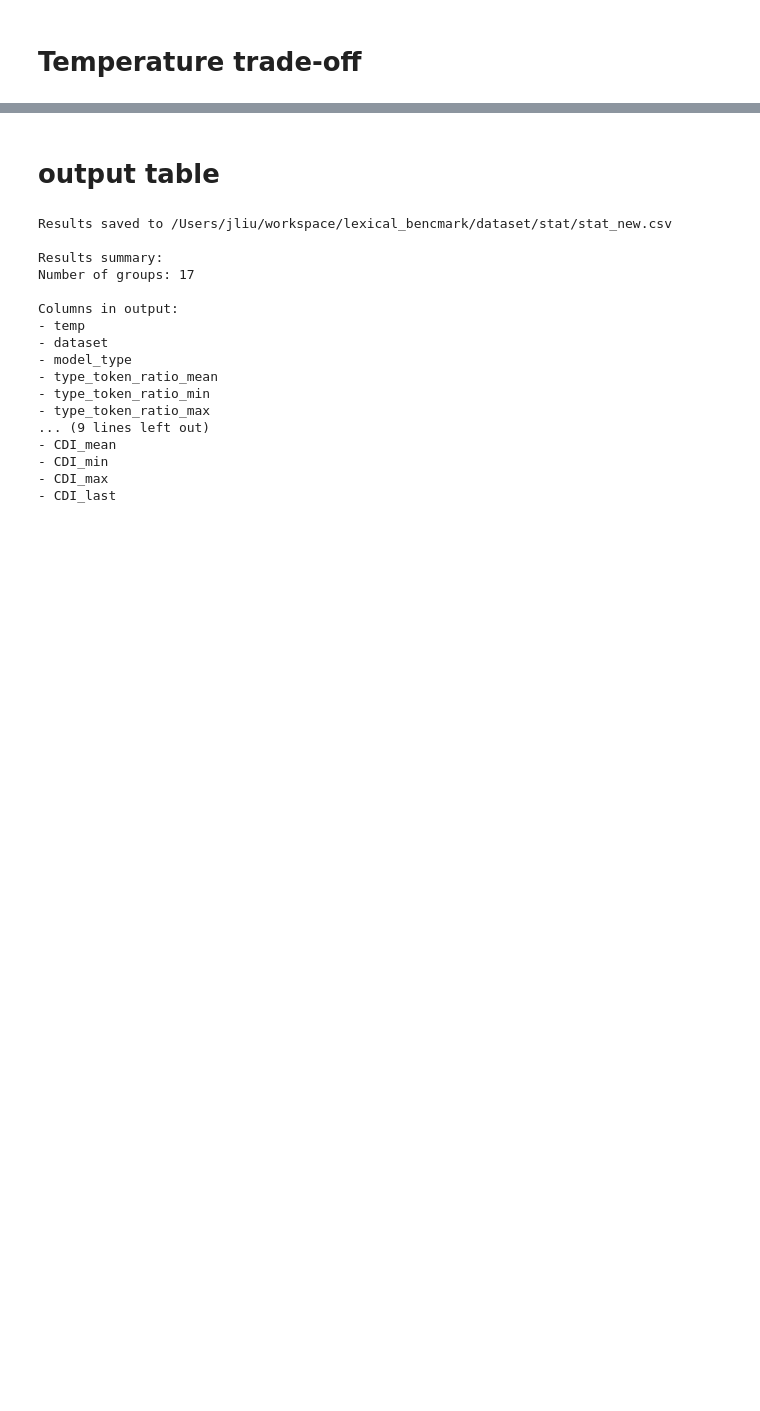
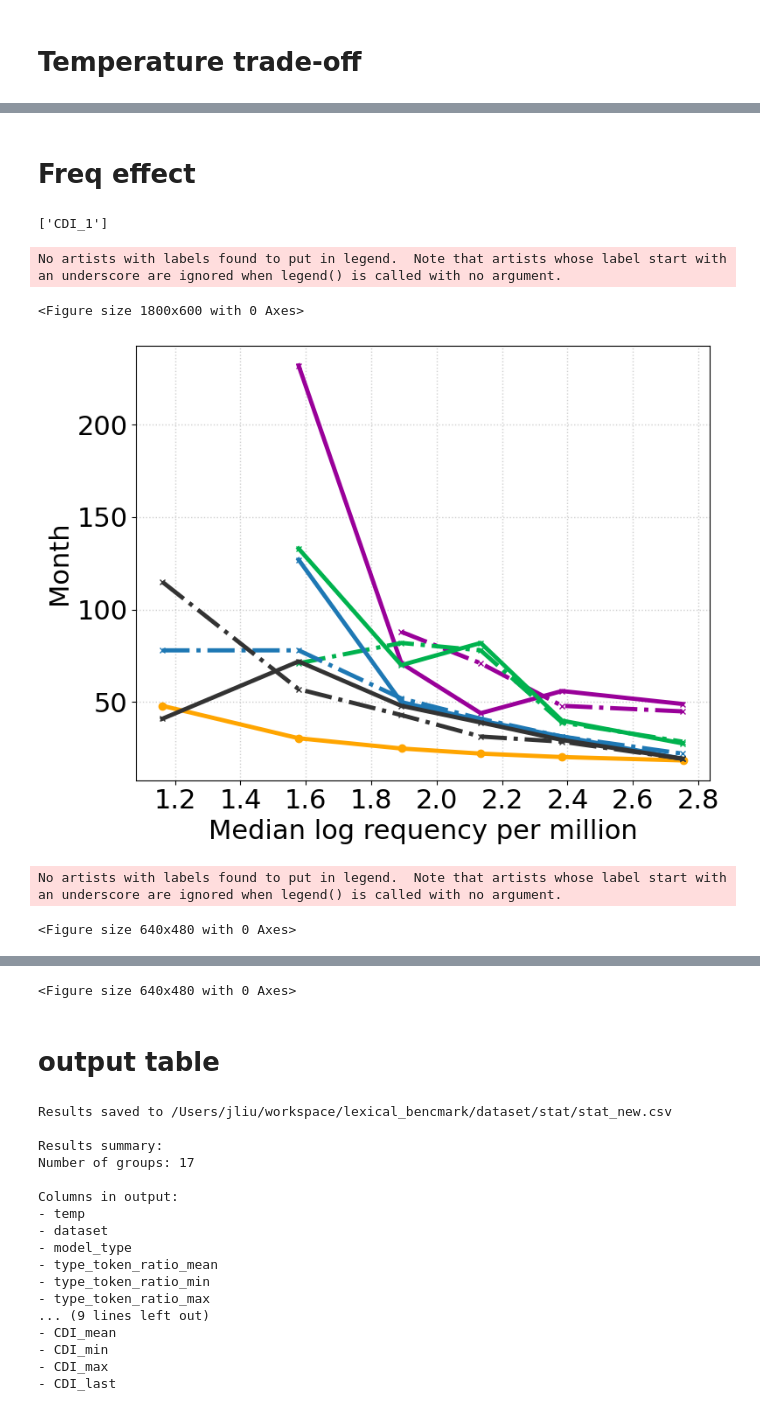
Before and after one commit to nhamilakis/Lexical-benchmark, a Jupyter notebook: notebooks/paper_fig.ipynb, the cells around one changed output, grey strips where cells are left out. Cells and saved outputs as stored; diff of their text form; code cells hidden in the pictures; blank space fills up the shorter version.

```diff
--- a/notebooks/paper_fig.ipynb
+++ b/notebooks/paper_fig.ipynb
@@ -1110,0 +855,2 @@ compare_sigmoid(raw_data_path)
+# %% [markdown]
+# Freq effect
@@ -1110,0 +979,19 @@ compare_sigmoid(raw_data_path)
+# %%
+col_header_lst[1].split()
+# %% [output]
+['CDI_1']
+# %%
+def process_dataframe(df: pd.DataFrame, zero_to_nan: bool = True) -> pd.DataFrame:
+    """Process dataframe by optionally converting 0.0 to NaN in freq column.
+
+    Args:
+        df: Input dataframe
+        zero_to_nan: If True, convert 0.0 to NaN in freq column
+
+    Returns:
+        Processed dataframe
+    """
+    processed_df = df.copy()
+    if zero_to_nan:
+        processed_df.loc[processed_df["month"] == 0.0, "month"] = np.nan
+    return processed_df
@@ -1110,0 +1134,39 @@ compare_sigmoid(raw_data_path)
+# %%
+# loop over different set
+col_header_lst = ["CDI_0", "CDI_1", "CDI_2", "CDI_3", "CDI_4", "CDI_5"]
+# load and store the results in a dictionary
+group_lst = ["dataset", "model_type", "temp", "chunk"]
+x_data = score_df["month"].to_list()
+x_data = np.array(x_data)
+target_y = 0.8
+file_root = Path(f"{data_root}/matched/EN/1")
+input_path = file_root / f"metric_1000_4_3500.csv"
+
+# select chunks from the current results
+data = pd.read_csv(input_path)
+data_stat = load_freq(col_header_lst,file_root)
+
+sel_data = sel_chunk(data)
+data_grouped = sel_data.groupby(group_lst)
+para_frame = pd.DataFrame()
+for group, data_group in data_grouped:
+    for col_header in col_header_lst:
+        para = fit_sigmoid(data_group, col_header, target_y, plot_fig=False)
+        # append the index to the columns
+        n = 0
+        while n < len(group):
+            para[group_lst[n]] = group[n]
+            n += 1
+        para["freq"] = data_stat[col_header.split("_")[1]][group[0]]
+        para_frame = pd.concat([para_frame, para])
+    # plt.title(str(group))
+    # plt.show()
+# save the fitted stat
+para_frame.to_csv(file_root / f"sigmoid_para.csv")
+plot_model_comparisons(para_frame, group_lst=["dataset"], human_dataset="CHILDES",out_path=fig_path/"paper/freq")
+# %% [output]
+No artists with labels found to put in legend.  Note that artists whose label start with an underscore are ignored when legend() is called with no argument.
+<Figure size 1800x600 with 0 Axes>
+[figure, added]
+No artists with labels found to put in legend.  Note that artists whose label start with an underscore are ignored when legend() is called with no argument.
+<Figure size 640x480 with 0 Axes>
@@ -1111,3 +1174,4 @@ compare_sigmoid(raw_data_path)
+<Figure size 640x480 with 0 Axes>
 # %% [markdown]
 # output table
 # %%
```
Also changed, not shown: parts of 34 cells of this notebook.
